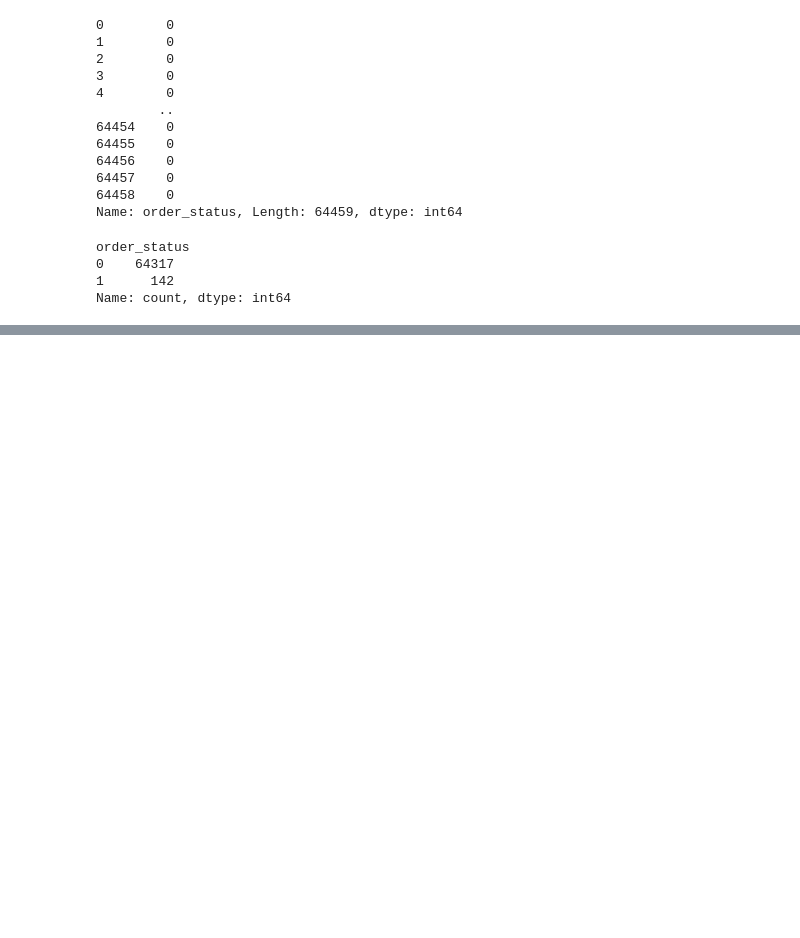
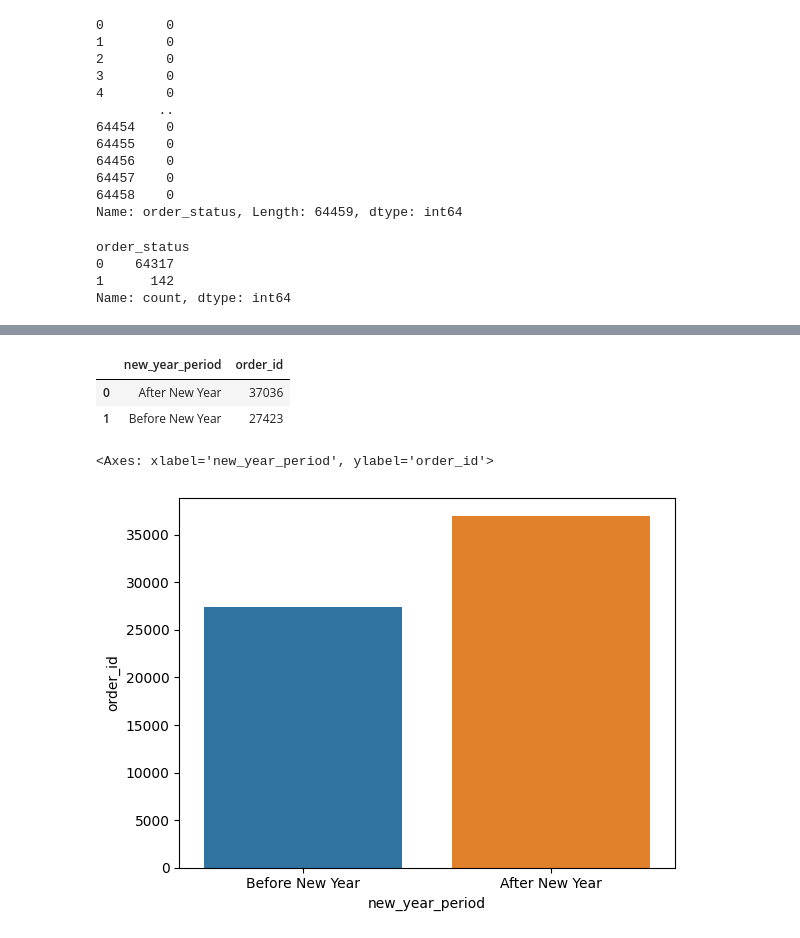
Before and after one commit to RujhaanTaneja/UnORG-SC-DS-MID-PREP_TEAM_HYPERION_Submission, a Jupyter notebook: Krish'sCodeFiles/Model.ipynb, the cells around one changed output, grey strips where cells are left out. Saved outputs shown, nothing was run; the diff lists cells and outputs as text; code cells hidden in the pictures; blank space fills up the shorter version.

```diff
--- a/Krish'sCodeFiles/Model.ipynb
+++ b/Krish'sCodeFiles/Model.ipynb
@@ -243,0 +372,12 @@ orders.describe()
+# %%
+year_count = orders.groupby('new_year_period')['order_id'].count().reset_index()
+year_count
+# %% [output]
+|  | new_year_period | order_id |
+| 0 | After New Year | 37036 |
+| 1 | Before New Year | 27423 |
+# %%
+sns.barplot(x='new_year_period', y = 'order_id', data = year_count, order = ['Before New Year','After New Year'])
+# %% [output]
+<Axes: xlabel='new_year_period', ylabel='order_id'>
+[figure, added]
```
Also changed, not shown: parts of 42 cells of this notebook.
